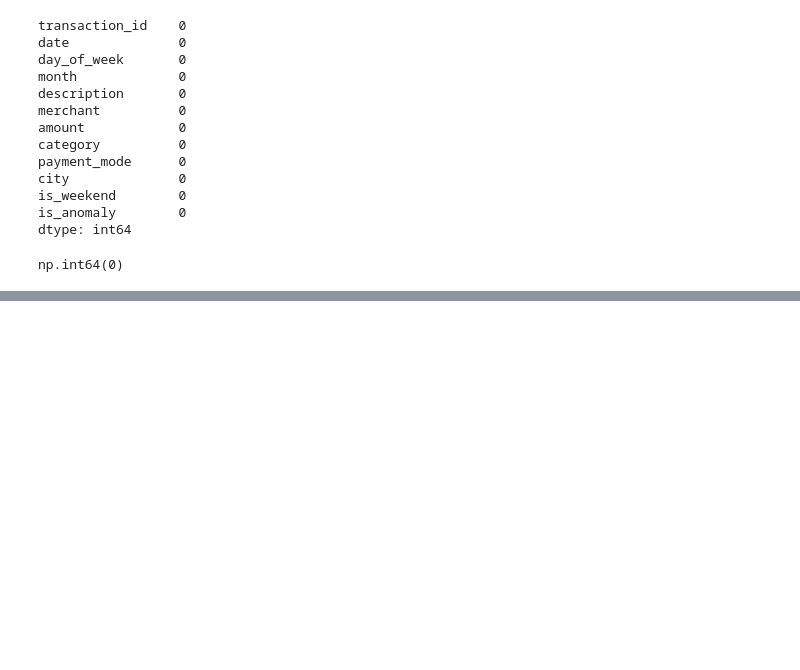
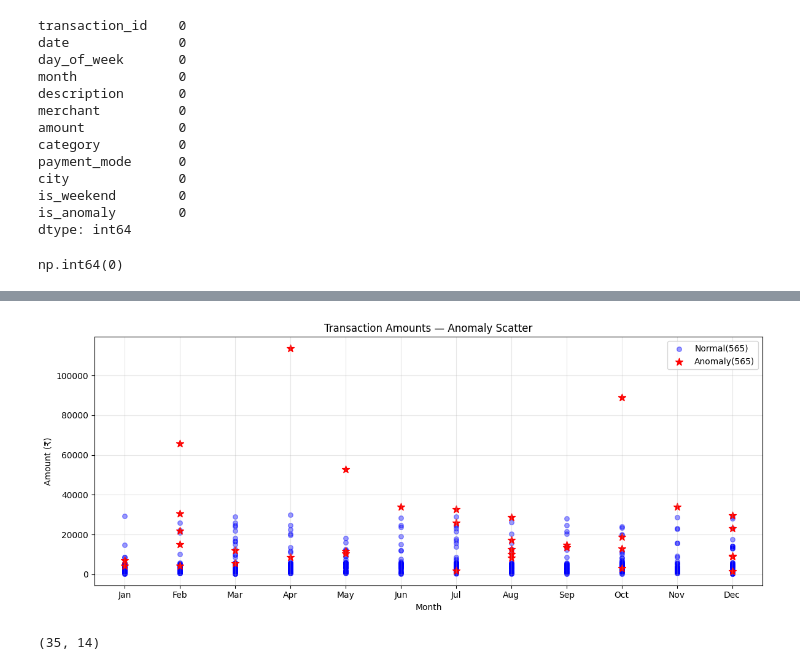
Before and after one commit to raajvir15/finance_analyzer_predictor, a Jupyter notebook: notebooks/1_eda.ipynb, the cells around one changed output, grey strips where cells are left out. Saved outputs shown, nothing was run; the diff lists cells and outputs as text; code cells hidden in the pictures; blank space fills up the shorter version.

```diff
--- a/notebooks/1_eda.ipynb
+++ b/notebooks/1_eda.ipynb
@@ -116,0 +199,27 @@ print(df[['date', 'month_num', 'month_label']].head(10))
+# %%
+## chart4: Anomaly
+normal = df[df['is_anomaly']== False]
+anomalies = df[df['is_anomaly'] == True]
+
+plt.figure(figsize=(12,5))
+
+plt.scatter(normal['month_num'], normal['amount'], alpha=0.4, color='blue', label=f'Normal({len(normal)})',s=30)
+plt.scatter(anomalies['month_num'], anomalies['amount'], alpha=1.0, color='red',marker='*', label=f'Anomaly({len(normal)})',s=80)
+
+#alpha=0.4  Semi-transparent points (so overlapping points are visible)
+# s means marker size
+
+plt.xticks(range(1, 13), month_order)
+plt.title('Transaction Amounts — Anomaly Scatter')
+plt.xlabel('Month')
+plt.ylabel('Amount (₹)')
+plt.legend()
+plt.grid(True, alpha=0.3)
+plt.tight_layout()
+plt.show()
+# %% [output]
+[figure, added]
+# %%
+anomalies.shape
+# %% [output]
+(35, 14)
```
Also changed, not shown: parts of 16 cells of this notebook, 4 other files.
